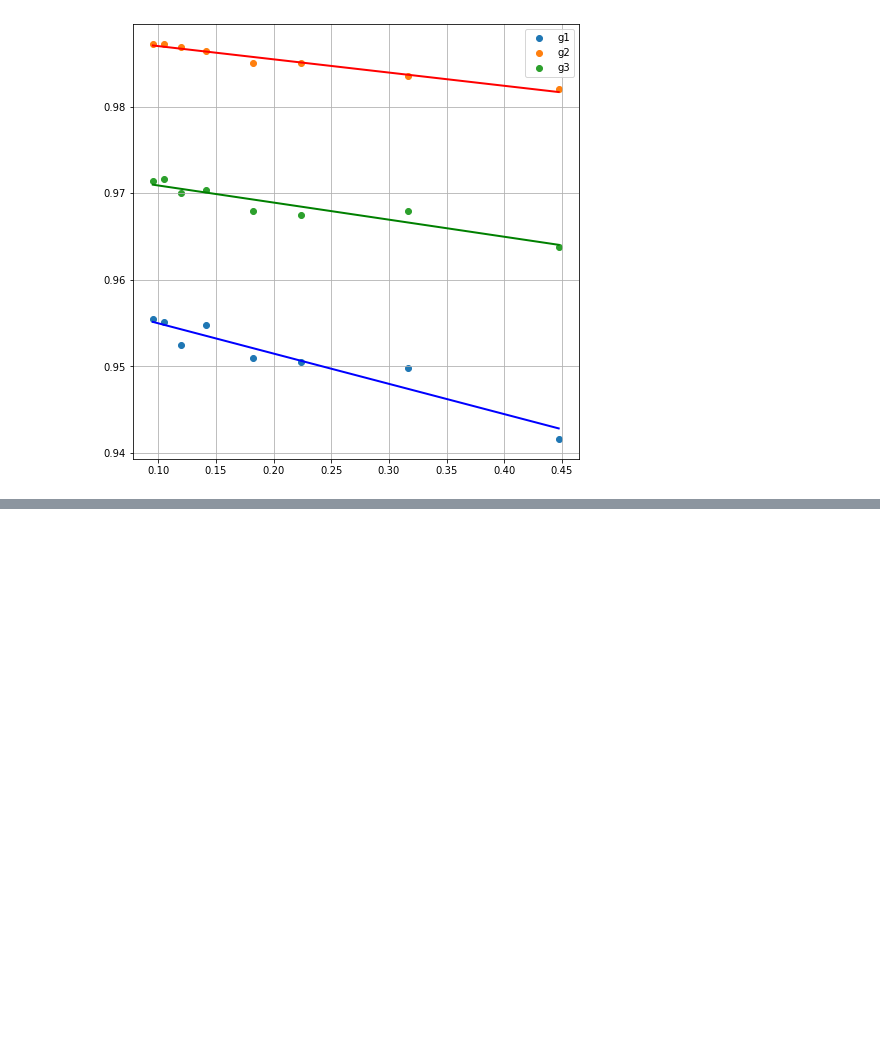
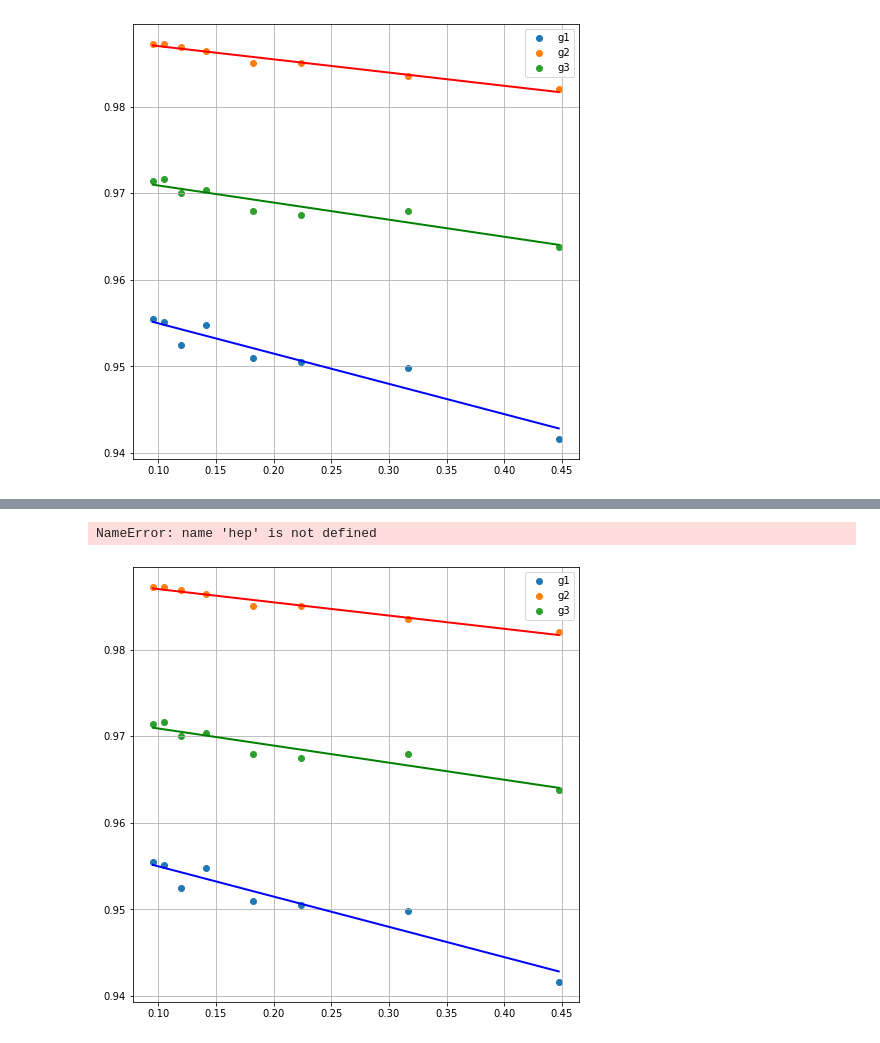
Before and after one commit to groupKNUPHY/PY3_HEP, a Jupyter notebook: tools/pyroot_scipy_fit.ipynb, the cells around one changed output, grey strips where cells are left out. Cells and saved outputs as stored; diff of their text form; code cells hidden in the pictures; blank space fills up the shorter version.

Commit message:
rootfit + matplotlib

```diff
--- a/tools/pyroot_scipy_fit.ipynb
+++ b/tools/pyroot_scipy_fit.ipynb
@@ -128,0 +130,5 @@ plt.show()
+# %%
+y=np.array([4.708/5.,9.498/10.,19.01/20.,28.53/30.,47.74/50.,66.67/70.,85.96/90.,105.1/110.])
+x=np.array([1/sqrt(5),1/sqrt(10),1/sqrt(20),1/sqrt(30),1/sqrt(50),1/sqrt(70),1/sqrt(90),1/sqrt(110)])
+a=np.array([4.91/5.,9.835/10.,19.7/20.,29.55/30.,49.32/50.,69.08/70.,88.85/90.,108.6/110.])
+b=np.array([9.638/10.,19.36/20.,38.7/40.,58.08/60.,97.04/100.,135.8/140.,174.9/180.,213.7/220.])
@@ -128,0 +166,28 @@ plt.show()
+# %%
+def func(x,a,b):
+    return a*x + b
+# %%
+## -- Looks like ROOT like plot
+!pip install mplhep
+import mplhep as hep
+hep.style.use(hep.style.ROOT)
+# %% [output]
+NameError: name 'hep' is not defined
+# %%
+import matplotlib.pyplot as plt
+plt.rcParams["figure.figsize"] = (8,8)
+
+plt.scatter(x,y,label='g1')
+plt.scatter(x,a,label='g2')
+plt.scatter(x,b,label='g3')
+
+plt.plot(x, func(x,-0.0349745,0.958469), color='b', linewidth=2)
+plt.plot(x, func(x,-0.015291,0.988525), color='r', linewidth=2)
+plt.plot(x, func(x,-0.0197476,0.972868), color='g', linewidth=2)
+plt.grid()
+
+plt.xlabel('X')
+plt.legend()
+plt.show()
+# %% [output]
+[figure, added]
```
Also changed, not shown: parts of 4 cells of this notebook.
